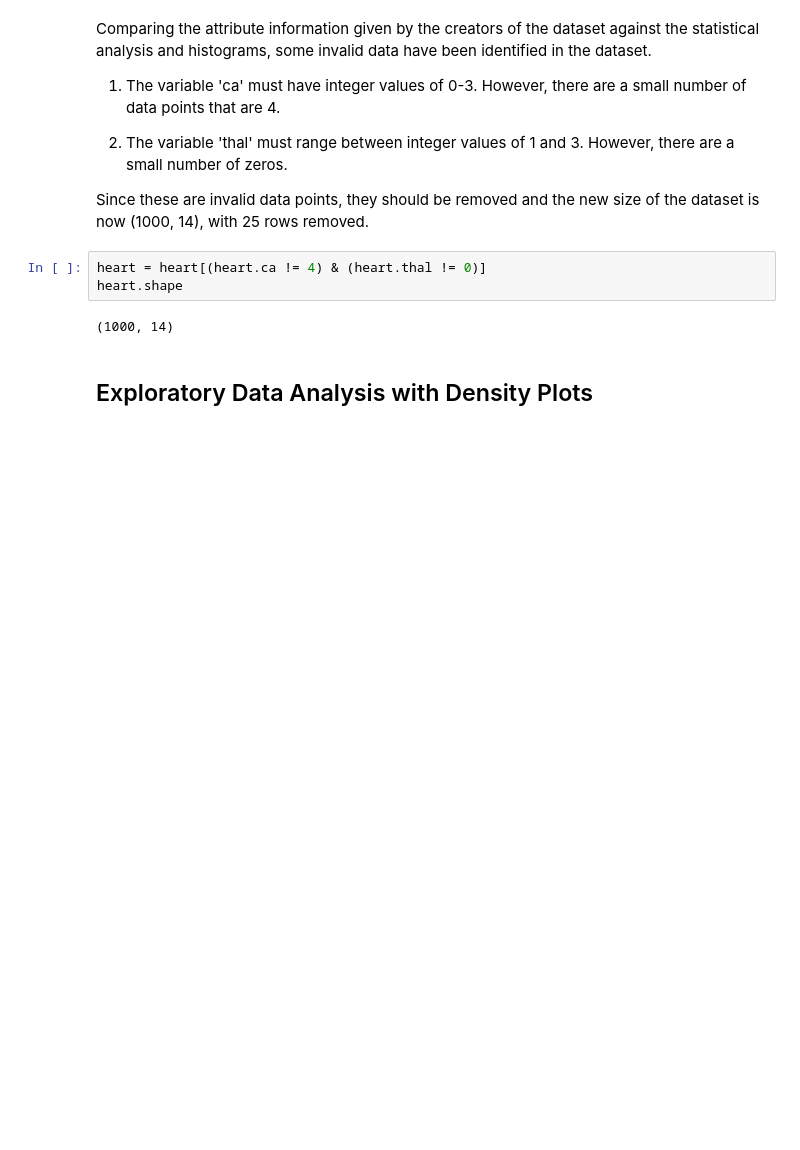
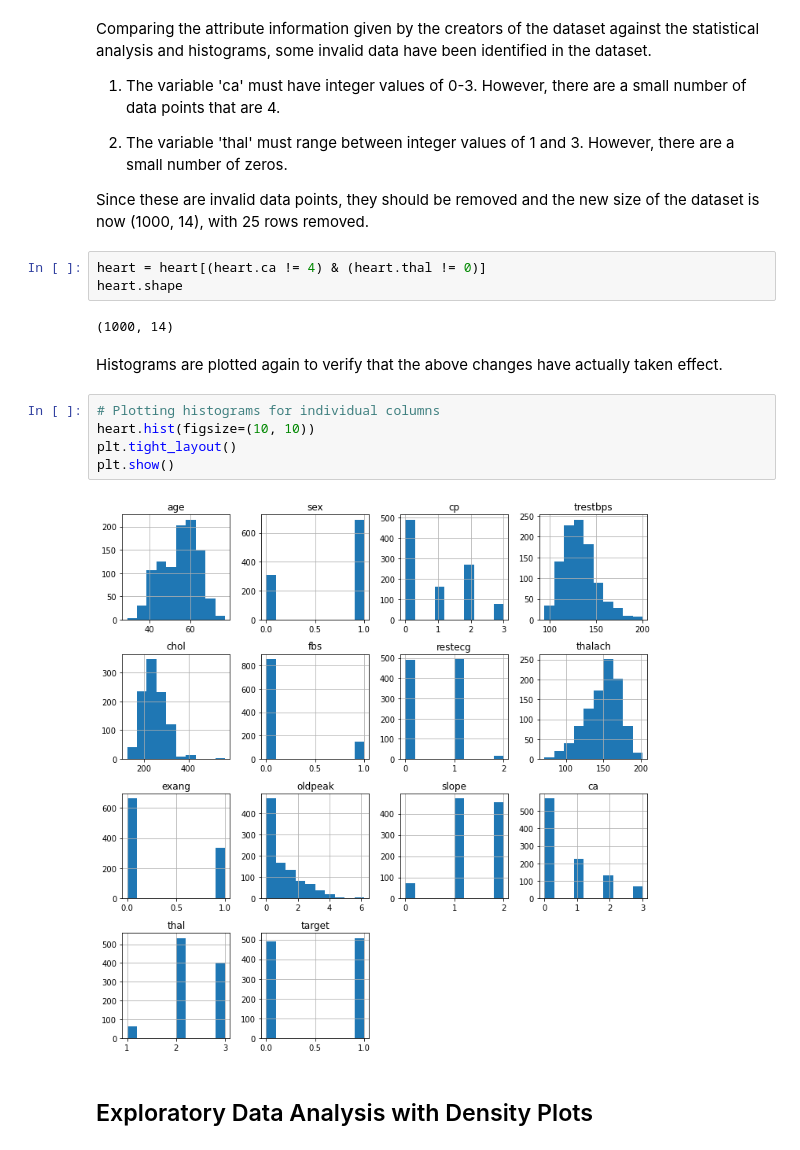
Before and after one commit to crystalshin22/data-science-projects, a Jupyter notebook: Small ML Projects/Heart Disease Diagnosis.ipynb, the cells around one changed output. Drawn from its saved outputs; the diff is of its cells as text; blank space fills up the shorter version.

```diff
--- a/Small ML Projects/Heart Disease Diagnosis.ipynb
+++ b/Small ML Projects/Heart Disease Diagnosis.ipynb
@@ -139,6 +139,15 @@ heart = heart[(heart.ca != 4) & (heart.thal != 0)]
 heart.shape
 # %% [output]
 (1000, 14)
+# %% [markdown]
+Histograms are plotted again to verify that the above changes have actually taken effect.
+# %%
+# Plotting histograms for individual columns
+heart.hist(figsize=(10, 10))
+plt.tight_layout()
+plt.show()
+# %% [output]
+[figure, added]
 # %% [markdown]
 ## Exploratory Data Analysis with Density Plots
 # %%
```
Also changed, not shown: parts of 16 cells of this notebook.
